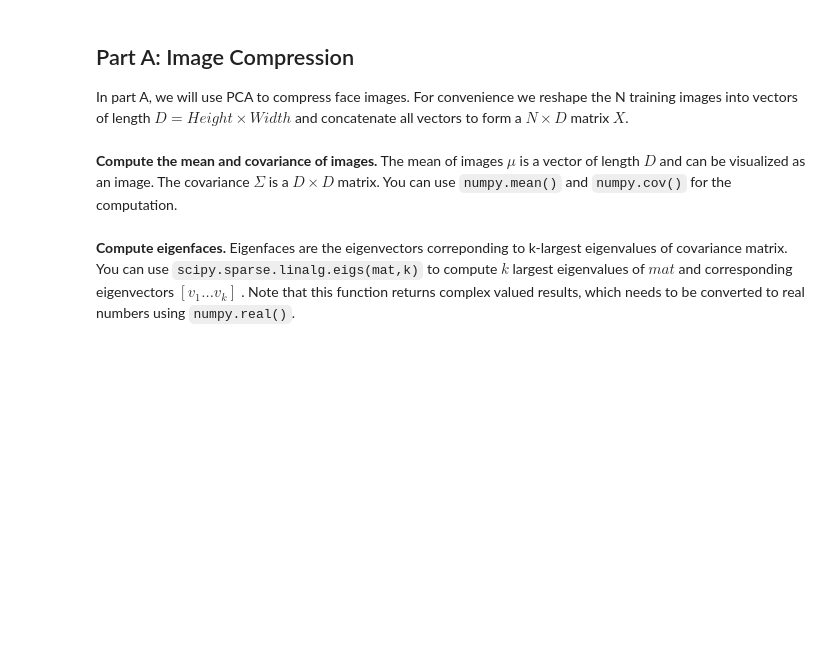
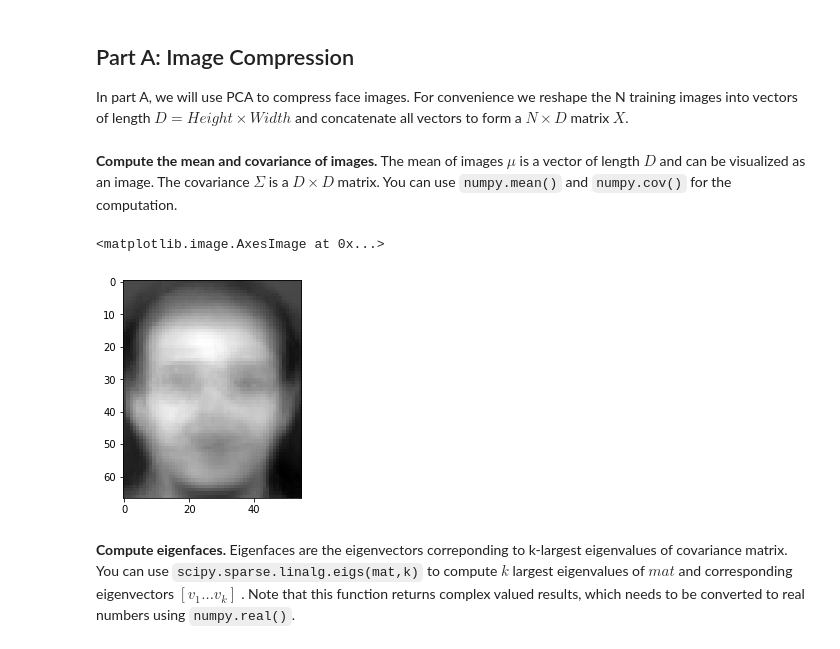
Before and after one commit to lazeller/viscomp2022, a Jupyter notebook: Exercises/W5/W5_exercise.ipynb, the cells around one changed output. Saved outputs shown, nothing was run; the diff lists cells and outputs as text; code cells hidden in the pictures; blank space fills up the shorter version.

```diff
--- a/Exercises/W5/W5_exercise.ipynb
+++ b/Exercises/W5/W5_exercise.ipynb
@@ -81,2 +137,13 @@ imshow(mean.reshape(h,w),cmap='gray')
+# %%
+mean = np.mean(X, axis=1) # Compute the mean.
+# Replace numpy with np and the compiler will understand (we already import numpy as np)
+# Why do we need the axis to compute the mean, tho?
+
+covariance = np.cov(X) # To compute the covariance.
+
+imshow(mean.reshape(h,w),cmap='gray') # cmap is to print the image in gray
+# %% [output]
+<matplotlib.image.AxesImage at 0x...>
+[figure, added]
 # %% [markdown]
 **Compute eigenfaces.** Eigenfaces are the eigenvectors correponding to k-largest eigenvalues of covariance matrix. You can use `scipy.sparse.linalg.eigs(mat,k)` to compute $k$ largest eigenvalues of $mat$ and corresponding eigenvectors $[v_1...v_k]$ . Note that this function returns complex valued results, which needs to be converted to real numbers using `numpy.real()`.
```
Also changed, not shown: parts of 11 cells of this notebook.
